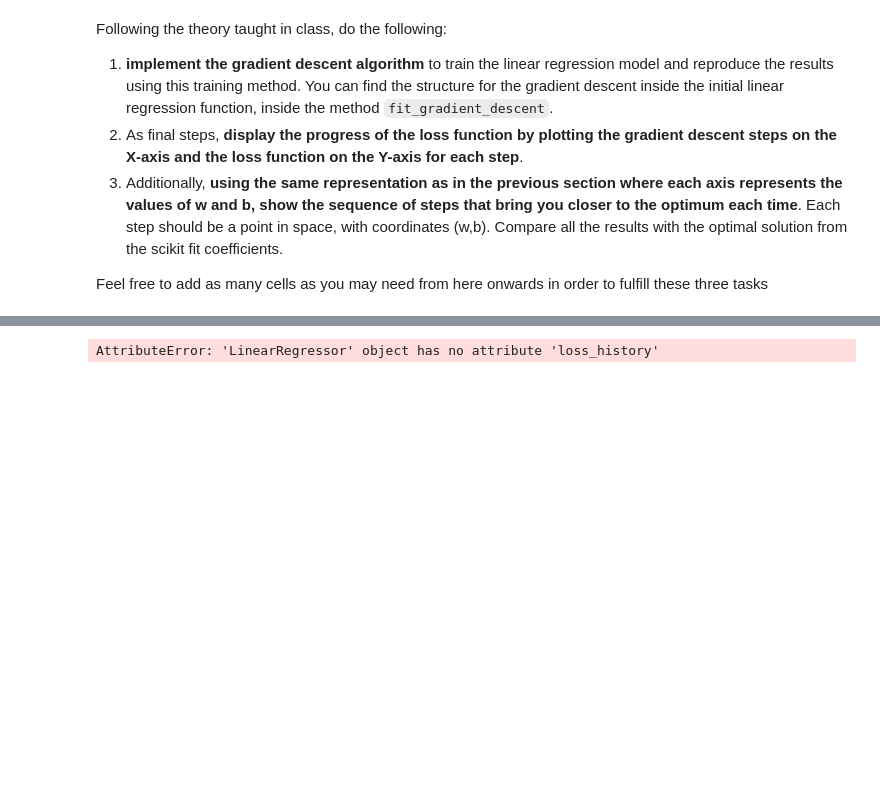
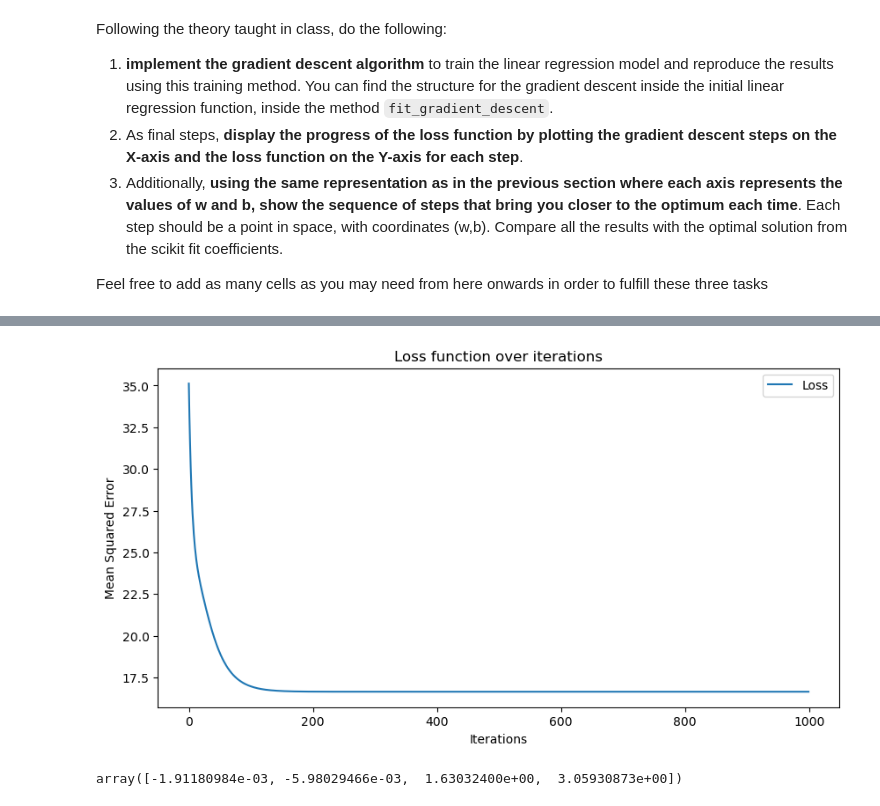
Before and after one commit to ICAI-IMAT-ML/p2-4-lyr-f, a Jupyter notebook: notebook/Lab_2_4_LR2.ipynb, the cells around one changed output, grey strips where cells are left out. Drawn from its saved outputs; the diff is of its cells as text; code cells hidden in the pictures; blank space fills up the shorter version.

```diff
--- a/notebook/Lab_2_4_LR2.ipynb
+++ b/notebook/Lab_2_4_LR2.ipynb
@@ -365,6 +375,20 @@ Epoch 0: MSE = 35.088459212178705
-# %%
-loss = linreg.loss_history
-steps = range(1000)
-plt.plot(steps, loss)
-# %% [output]
-AttributeError: 'LinearRegressor' object has no attribute 'loss_history'
+# %%
+# Graficar la función de pérdida
+plt.figure(figsize=(10, 5))
+plt.plot(linreg.loss_history, label="Loss")
+plt.xlabel("Iterations")
+plt.ylabel("Mean Squared Error")
+plt.title("Loss function over iterations")
+plt.legend()
+plt.show()
+# %% [output]
+[figure, added]
+# %%
+# Obtener coeficientes de scikit-learn para comparación
+sklearn_model = LinearRegression()
+sklearn_model.fit(X, y)
+sklearn_coeffs = sklearn_model.coef_
+sklearn_intercept = sklearn_model.intercept_
+sklearn_coeffs
+# %% [output]
+array([-1.91180984e-03, -5.98029466e-03,  1.63032400e+00,  3.05930873e+00])
```
Also changed, not shown: parts of 3 cells of this notebook.
